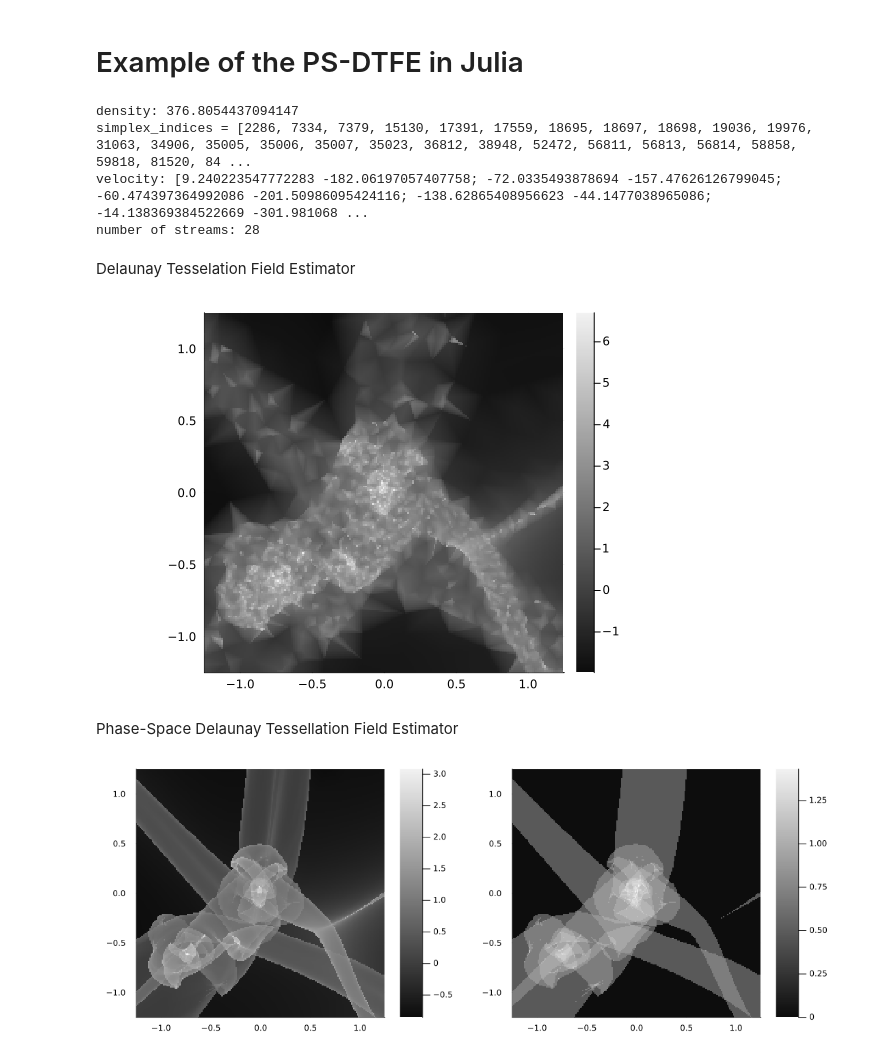
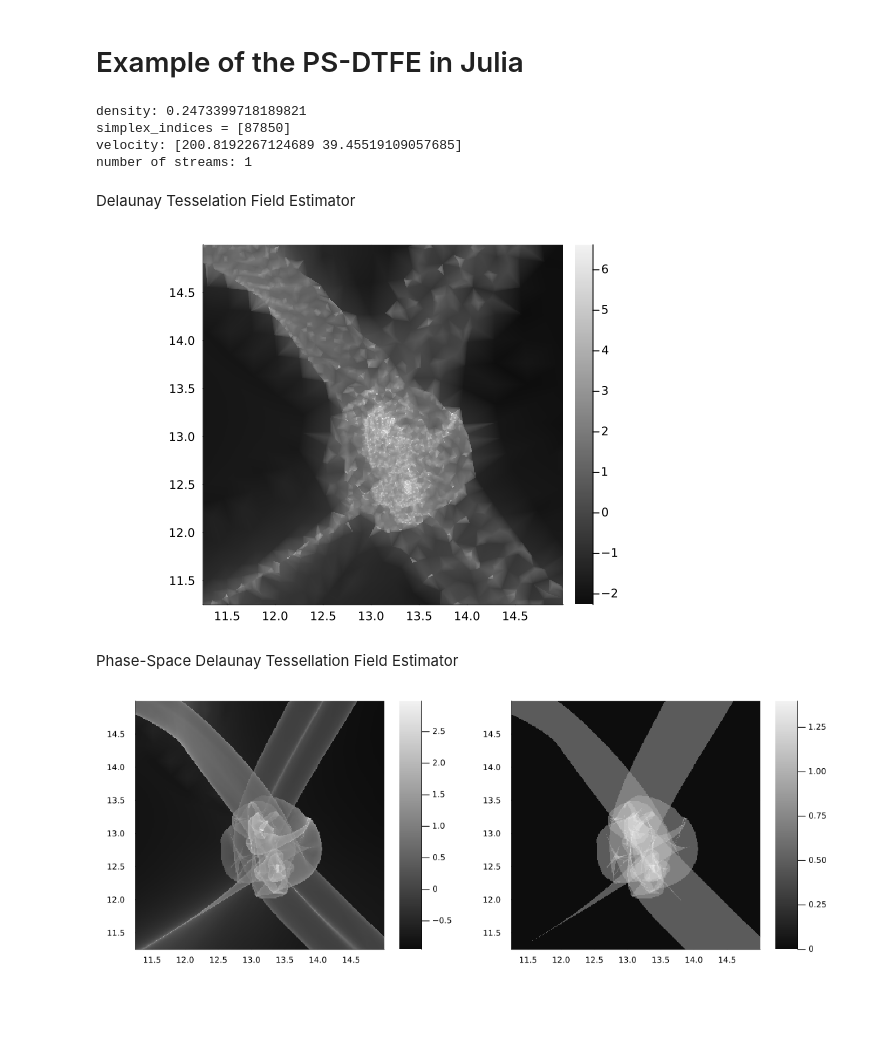
Before and after one commit to jfeldbrugge/PS-DTFE, a Jupyter notebook: Julia/Example_2D.ipynb, the cells around one changed output. Cells and saved outputs as stored; diff of their text form; code cells hidden in the pictures; blank space fills up the shorter version.

```diff
--- a/Julia/Example_2D.ipynb
+++ b/Julia/Example_2D.ipynb
@@ -22,38 +21,40 @@ numberOfStreams(estimator, range) = [numberOfStreams([x, y], estimator) for y in
 nothing
 # %%
 # Evaluate density estimator
-box = [-L  L; -L L]
+box = [0.  L; 0. L]
 depth = 10
 
 estimator = PS_DTFE(positions_initial, positions, velocities, m, depth, box)
 
-p = [0., 0.]
+p = [0.5 * L, 0.5 * L]
 
 println("density: ", density(p, estimator))
 println("velocity: ", v(p, estimator))
 println("number of streams: ", numberOfStreams(p, estimator))
 # %% [output]
-density: 376.8054437094147
-simplex_indices = [2286, 7334, 7379, 15130, 17391, 17559, 18695, 18697, 18698, 19036, 19976, 31063, 34906, 35005, 35006, 35007, 35023, 36812, 38948, 52472, 56811, 56813, 56814, 58858, 59818, 81520, 84 ...
-velocity: [9.240223547772283 -182.06197057407758; -72.0335493878694 -157.47626126799045; -60.474397364992086 -201.50986095424116; -138.62865408956623 -44.1477038965086; -14.138369384522669 -301.981068 ...
-number of streams: 28
+density: 0.2473399718189821
+simplex_indices = [87850]
+velocity: [200.8192267124689 39.45519109057685]
+number of streams: 1
 # %% [markdown]
 Delaunay Tesselation Field Estimator
 # %%
+rangeX = 0.45 * L : L / (8. * Ni) : 0.6 * L
 estimator_dtfe = PS_DTFE(positions, positions, velocities, m, depth, box)
 rho_dtfe = density(estimator_dtfe, rangeX)
-heatmap(rangeX, rangeX, log.(rho_dtfe), aspect_ratio=:equal, xlims=(-0.05 * L, 0.05 * L), ylims=(-0.05 * L, 0.05 * L), c=:grays)
+heatmap(rangeX, rangeX, log.(rho_dtfe), aspect_ratio=:equal, xlims=(minimum(rangeX), maximum(rangeX)), ylims=(minimum(rangeX), maximum(rangeX)), c=:grays)
 # %% [output]
-[figure, old version]
+[figure, new version]
 # %% [markdown]
 Phase-Space Delaunay Tessellation Field Estimator
 # %%
+rangeX = 0.45 * L : L / (8. * Ni) : 0.6 * L
 rho = density(estimator, rangeX)
 number = numberOfStreams(estimator, rangeX)
 
-pl1 = heatmap(rangeX, rangeX, log10.(rho), aspect_ratio=:equal, xlims=(-0.05 * L, 0.05 * L), ylims=(-0.05 * L, 0.05 * L), c=:grays)
-pl2 = heatmap(rangeX, rangeX, log10.(number), aspect_ratio=:equal, xlims=(-0.05 * L, 0.05 * L), ylims=(-0.05 * L, 0.05 * L), c=:grays)
+pl1 = heatmap(rangeX, rangeX, log10.(rho), aspect_ratio=:equal, xlims=(minimum(rangeX), maximum(rangeX)), ylims=(minimum(rangeX), maximum(rangeX)), c=:grays)
+pl2 = heatmap(rangeX, rangeX, log10.(number), aspect_ratio=:equal, xlims=(minimum(rangeX), maximum(rangeX)), ylims=(minimum(rangeX), maximum(rangeX)), c=:grays)
 
 plot(pl1, pl2, layout = grid(1, 2), size=(1100, 400))
 # %% [output]
-[figure, old version]
+[figure, new version]
```
Also changed, not shown: parts of 3 cells of this notebook, 1 other file.
